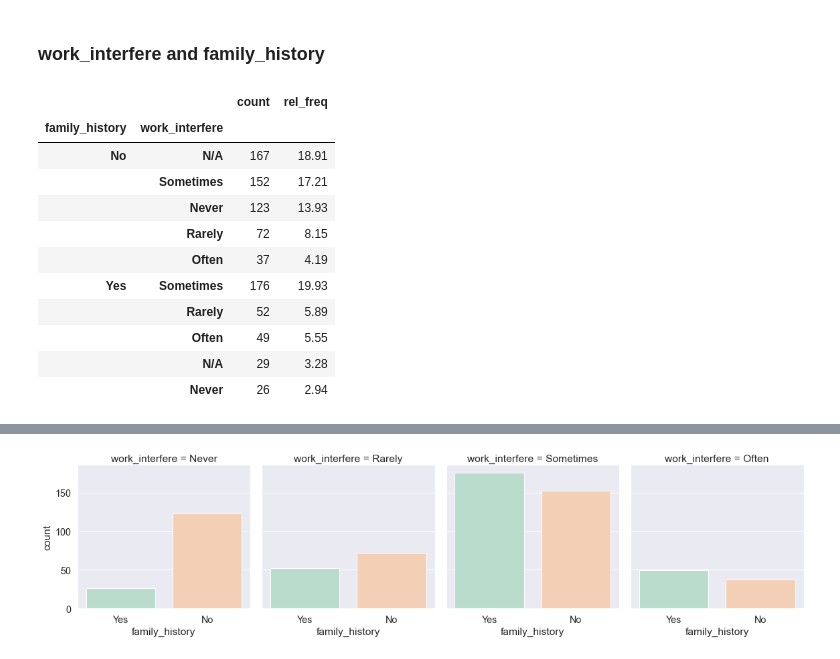
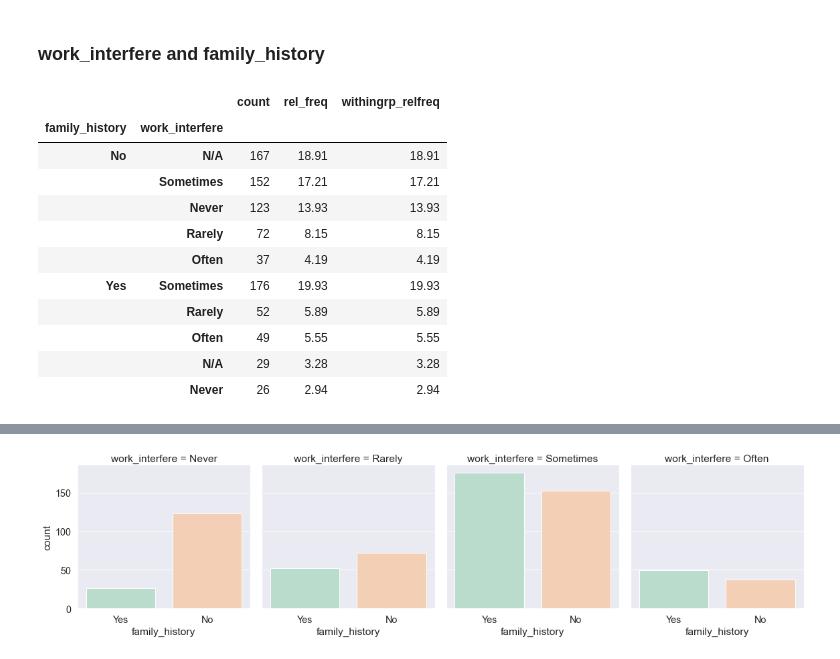
Before and after one commit to cltomiyama/MentalHealthSurvey_analysis, a Jupyter notebook: analysis/gale/analysis_notebook_gc.ipynb, the cells around one changed output, grey strips where cells are left out. Saved outputs shown, nothing was run; the diff lists cells and outputs as text; code cells hidden in the pictures.

```diff
--- a/analysis/gale/analysis_notebook_gc.ipynb
+++ b/analysis/gale/analysis_notebook_gc.ipynb
@@ -288,18 +303,21 @@ plt.legend(bbox_to_anchor=(1,1), title='Mental health\ninterfering with work', e
 ### work_interfere and family_history
 # %%
 interfere_history = mh0.groupby('family_history')['work_interfere'].value_counts().to_frame().rename(columns={'work_interfere':'count'})
+pfg.rel_freq_within_grp(interfere_history)
+
 interfere_history['rel_freq'] = round(((interfere_history['count'] / interfere_history['count'].sum()) * 100),2)
+interfere_history['withingrp_relfreq'] = interfere_history['rel_freq'].apply(lambda x : round(x,2))
 interfere_history
 # %% [output]
-|  |  | count | rel_freq |
-| family_history | work_interfere |  |  |
-| No | N/A | 167 | 18.91 |
-|  | Sometimes | 152 | 17.21 |
-|  | Never | 123 | 13.93 |
-|  | Rarely | 72 | 8.15 |
-|  | Often | 37 | 4.19 |
-| Yes | Sometimes | 176 | 19.93 |
-|  | Rarely | 52 | 5.89 |
-|  | Often | 49 | 5.55 |
-|  | N/A | 29 | 3.28 |
-|  | Never | 26 | 2.94 |
+|  |  | count | rel_freq | withingrp_relfreq |
+| family_history | work_interfere |  |  |  |
+| No | N/A | 167 | 18.91 | 18.91 |
+|  | Sometimes | 152 | 17.21 | 17.21 |
+|  | Never | 123 | 13.93 | 13.93 |
+|  | Rarely | 72 | 8.15 | 8.15 |
+|  | Often | 37 | 4.19 | 4.19 |
+| Yes | Sometimes | 176 | 19.93 | 19.93 |
+|  | Rarely | 52 | 5.89 | 5.89 |
+|  | Often | 49 | 5.55 | 5.55 |
+|  | N/A | 29 | 3.28 | 3.28 |
+|  | Never | 26 | 2.94 | 2.94 |
```
Also changed, not shown: parts of 7 cells of this notebook.
